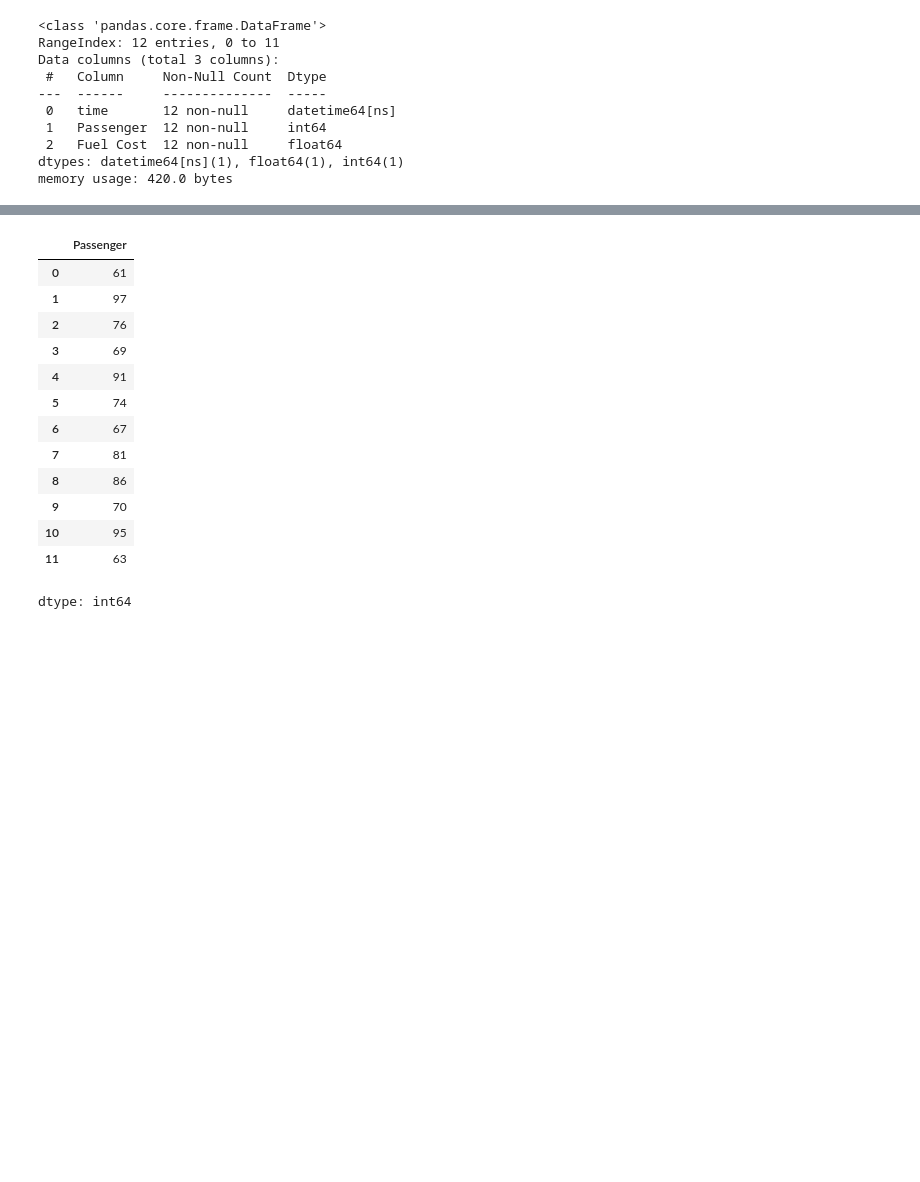
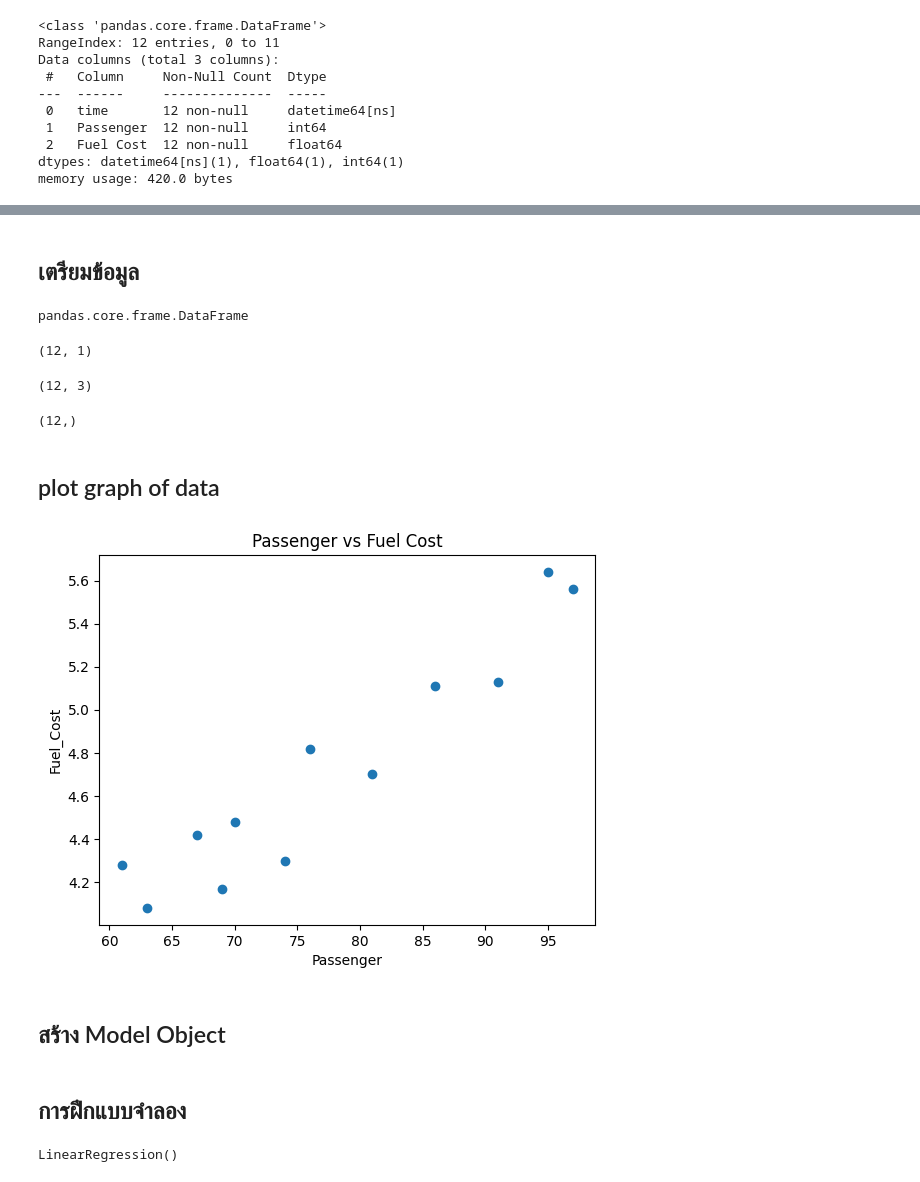
Before and after one commit to toche7/DSEssentials, a Jupyter notebook: Lab2LinearRegression.ipynb, the cells around one changed output, grey strips where cells are left out. Drawn from its saved outputs; the diff is of its cells as text; code cells hidden in the pictures; blank space fills up the shorter version.

```diff
--- a/Lab2LinearRegression.ipynb
+++ b/Lab2LinearRegression.ipynb
@@ -43,0 +119,2 @@ df.head()
+# %%
+df.columns = ['time', 'Passenger', 'Fuel_Cost']
@@ -44,19 +142,36 @@ df.head()
+# %% [markdown]
+## เตรียมข้อมูล
 # %%
-X = df["Passenger"]
-y = df["Fuel Cost"]
-X
+X = df[["Passenger"]]
+type(X)
 # %% [output]
-|  | Passenger |
-| 0 | 61 |
-| 1 | 97 |
-| 2 | 76 |
-| 3 | 69 |
-| 4 | 91 |
-| 5 | 74 |
-| 6 | 67 |
-| 7 | 81 |
-| 8 | 86 |
-| 9 | 70 |
-| 10 | 95 |
-| 11 | 63 |
-dtype: int64
+pandas.core.frame.DataFrame
+# %%
+X.shape
+# %% [output]
+(12, 1)
+# %%
+df.shape
+# %% [output]
+(12, 3)
+# %%
+y = df.Fuel_Cost
+y.shape
+# %% [output]
+(12,)
+# %% [markdown]
+## plot graph of data
+# %%
+# prompt: plot X vs y as scatter
+
+import matplotlib.pyplot as plt
+
+plt.scatter(X, y)
+plt.xlabel('Passenger')
+plt.ylabel('Fuel_Cost')
+plt.title('Passenger vs Fuel Cost')
+plt.show()
+# %% [output]
+[figure, added]
+# %% [markdown]
+## สร้าง Model Object
@@ -62,0 +182,6 @@ dtype: int64
+# %% [markdown]
+## การฝึกแบบจำลอง
+# %%
+modelObj.fit(X, y)
+# %% [output]
+LinearRegression()
```
Also changed, not shown: parts of 39 cells of this notebook.
